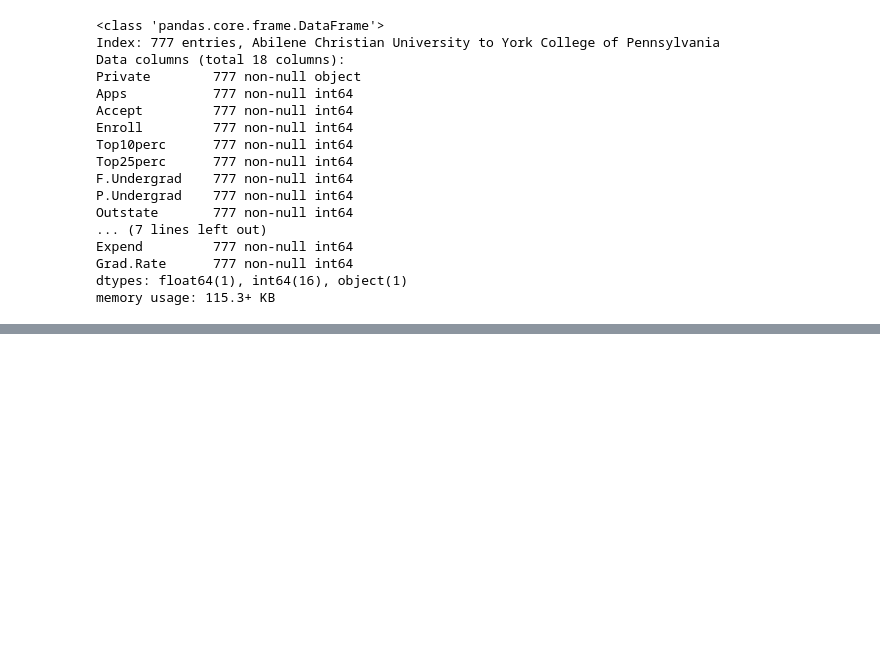
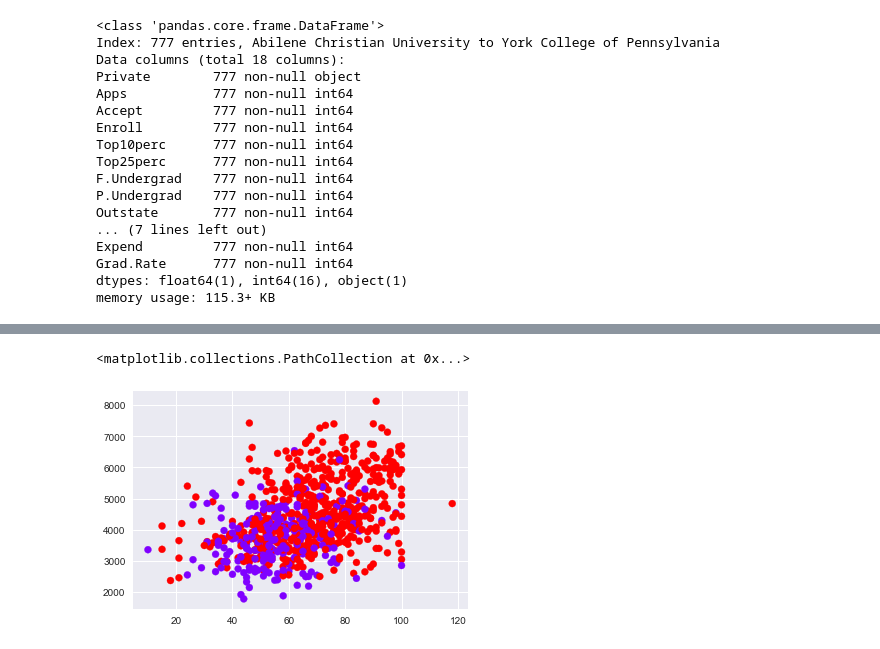
Before and after one commit to bcutrell/study, a Jupyter notebook: python/data-science/machine-learning/k_means_clustering.ipynb, the cells around one changed output, grey strips where cells are left out. Saved outputs shown, nothing was run; the diff lists cells and outputs as text; code cells hidden in the pictures; blank space fills up the shorter version.

```diff
--- a/python/data-science/machine-learning/k_means_clustering.ipynb
+++ b/python/data-science/machine-learning/k_means_clustering.ipynb
@@ -101,3 +101,8 @@ df.describe()
 | 50% | 1558.000000 | 1110.000000 | 434.000000 | 23.000000 | 54.000000 | 1707.000000 | 353.000000 | 9990.000000 | 4200.000000 | ... |
 | 75% | 3624.000000 | 2424.000000 | 902.000000 | 35.000000 | 69.000000 | 4005.000000 | 967.000000 | 12925.000000 | 5050.000000 | ... |
 | max | 48094.000000 | 26330.000000 | 6392.000000 | 96.000000 | 100.000000 | 31643.000000 | 21836.000000 | 21700.000000 | 8124.000000 | ... |
+# %%
+plt.scatter(df['Grad.Rate'], df['Room.Board'], c=(df['Private'] == 'Yes'), cmap='rainbow')
+# %% [output]
+<matplotlib.collections.PathCollection at 0x...>
+[figure, added]
```
Also changed, not shown: parts of 13 cells of this notebook.
